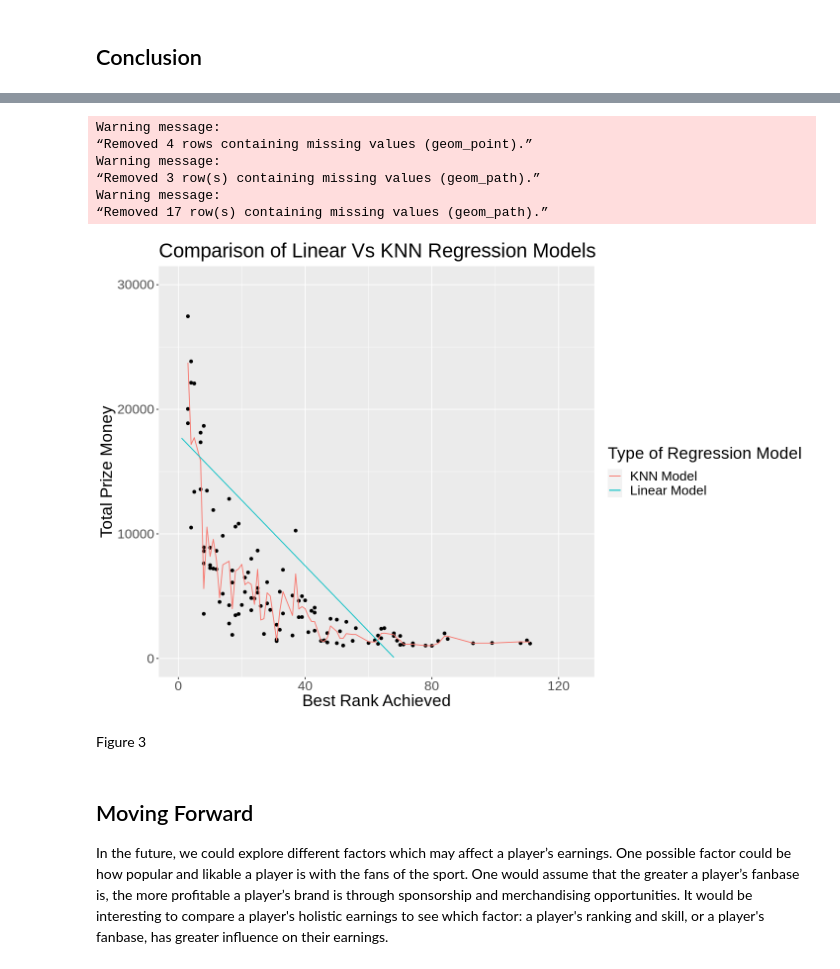
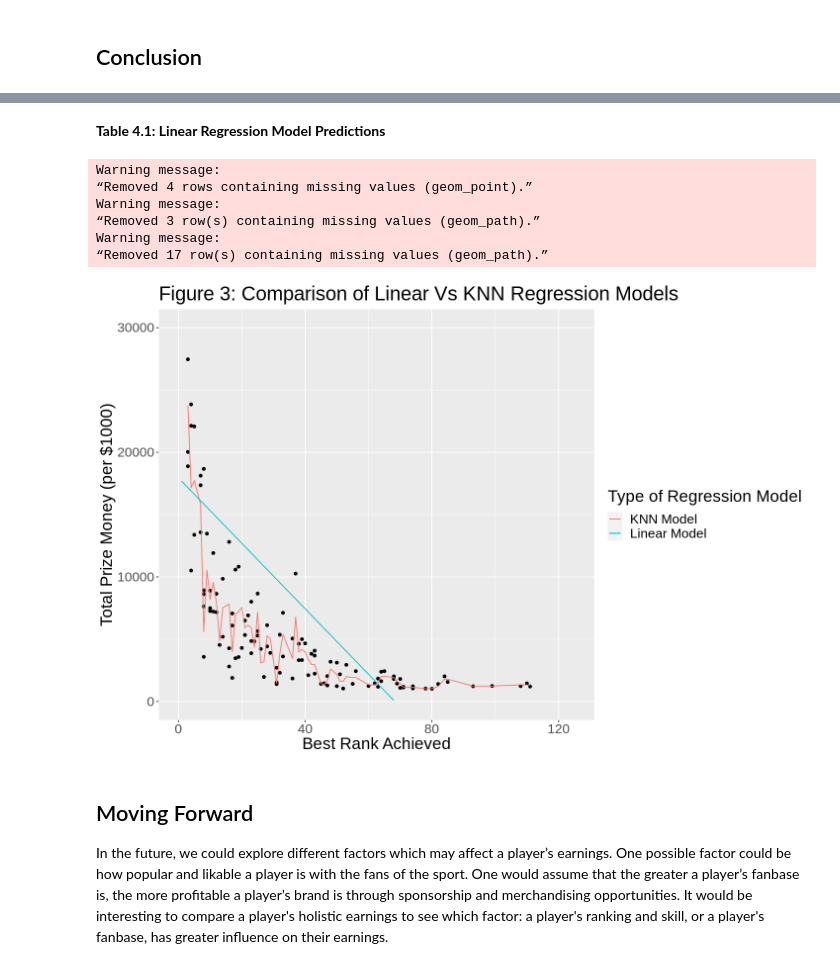
Before and after one commit to renlovette/dsci-100-group-176, a Jupyter notebook: Project Report.ipynb, the cells around one changed output, grey strips where cells are left out. Saved outputs shown, nothing was run; the diff lists cells and outputs as text; code cells hidden in the pictures.

```diff
--- a/Project Report.ipynb
+++ b/Project Report.ipynb
@@ -469,28 +379,28 @@ Finally, we create our linear regression scatterplot which includes our training
+# %% [markdown]
+<b>Table 4.1: Linear Regression Model Predictions<b>
 # %%
 # overlaying plots of KNN and linear regression predictions onto true training sets.
 options(repr.plot.width = 12, repr.plot.height = 8)
 
 knn_vs_linear_plot<-ggplot(data = players_knn_preds, aes(x = best_rank, y = prize_money))+
     geom_point()+
-    labs(x = "Best Rank Achieved", y = "Total Prize Money")+
+    labs(x = "Best Rank Achieved", y = "Total Prize Money (per $1000)")+
     ylim(0,30000)+
     xlim(0,125)+
     geom_line(data = players_knn_preds, aes(x = best_rank, y = .pred, colour = "KNN Model"))+
     geom_line(data = players_lm_preds, aes(x = best_rank, y = .pred, colour = "Linear Model"))+
     labs(colour = "Type of Regression Model")+
-    ggtitle("Comparison of Linear Vs KNN Regression Models")+
+    ggtitle("Figure 3: Comparison of Linear Vs KNN Regression Models")+
     theme(text = element_text(size = 20))
 knn_vs_linear_plot
 # %% [output]
 Warning message:
 “Removed 4 rows containing missing values (geom_point).”
 Warning message:
 “Removed 3 row(s) containing missing values (geom_path).”
 Warning message:
 “Removed 17 row(s) containing missing values (geom_path).”
-[figure, old version]
+[figure, new version]
-# %% [markdown]
-Figure 3
 # %% [markdown]
 <h2>Moving Forward</h2>
 <p>In the future, we could explore different factors which may affect a player’s earnings. One possible factor could be how popular and likable a player is with the fans of the sport. One would assume that the greater a player’s fanbase is, the more profitable a player’s brand is through sponsorship and merchandising opportunities. It would be interesting to compare a player's holistic earnings to see which factor: a player's ranking and skill, or a player's fanbase, has greater influence on their earnings.</p>
```
Also changed, not shown: parts of 33 cells of this notebook.
